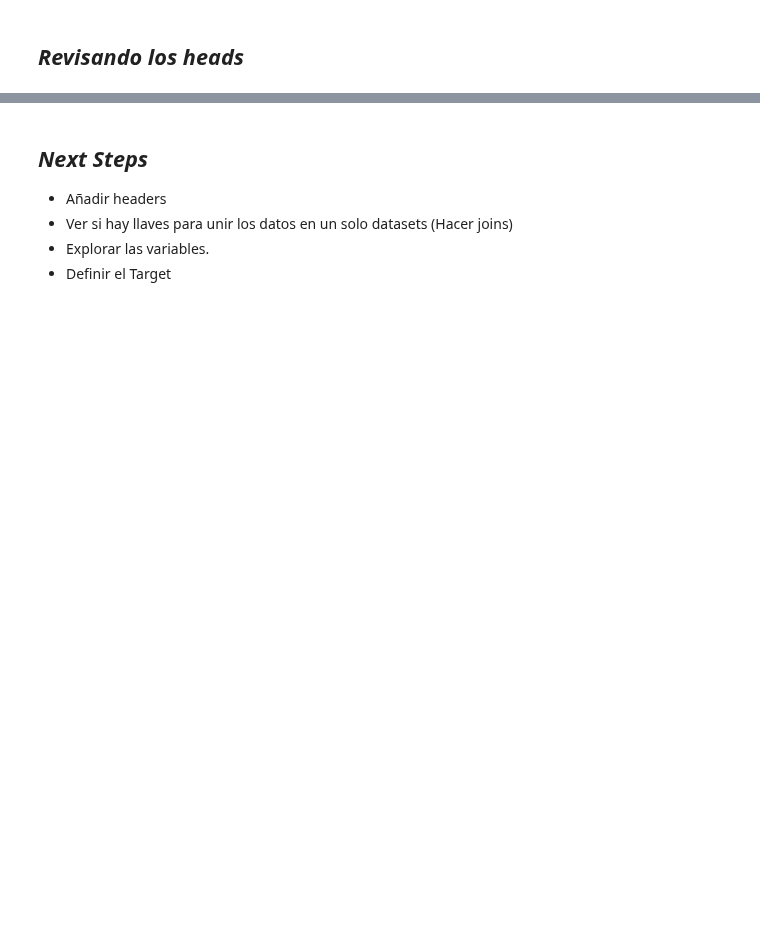
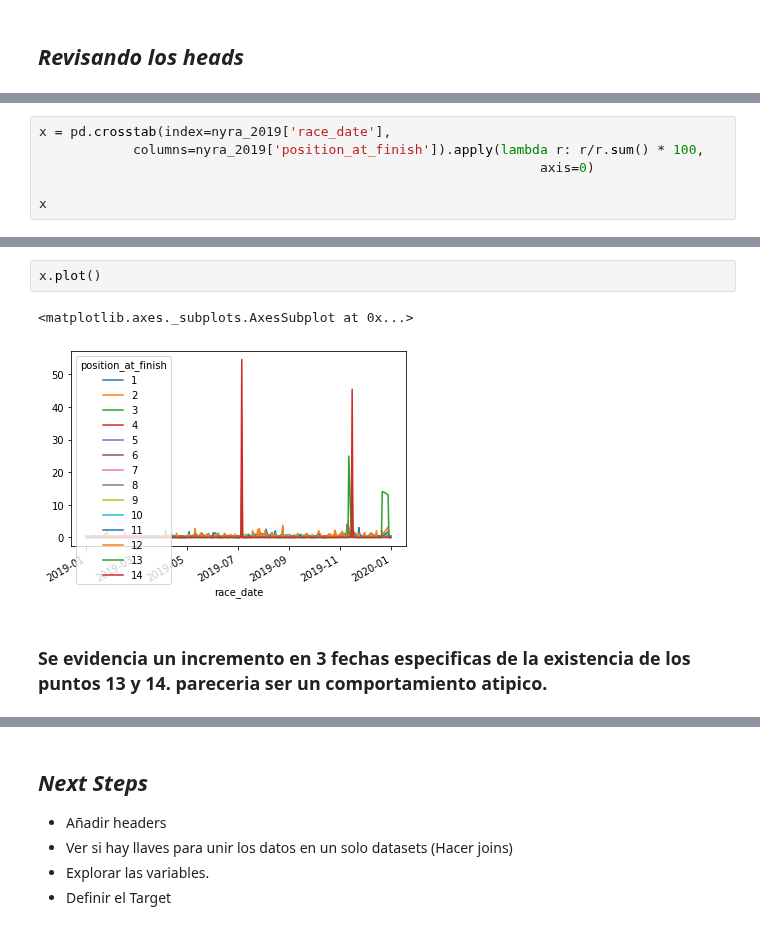
Before and after one commit to jsebastianquiroga/Big_Data-_Derby_2022_SI, a Jupyter notebook: Notebooks/Sistemas_Inteligentes.ipynb, the cells around one changed output, grey strips where cells are left out. Cells and saved outputs as stored; diff of their text form; blank space fills up the shorter version.

```diff
--- a/Notebooks/Sistemas_Inteligentes.ipynb
+++ b/Notebooks/Sistemas_Inteligentes.ipynb
@@ -140,0 +189,6 @@ nyra_2019['nyra_2019']
+# %%
+x = pd.crosstab(index=nyra_2019['race_date'],
+            columns=nyra_2019['position_at_finish']).apply(lambda r: r/r.sum() * 100,
+                                                                axis=0)
+
+x
@@ -140,0 +210,7 @@ nyra_2019['nyra_2019']
+# %%
+x.plot()
+# %% [output]
+<matplotlib.axes._subplots.AxesSubplot at 0x...>
+[figure, added]
+# %% [markdown]
+### Se evidencia un incremento en 3 fechas especificas de la existencia de los puntos 13 y 14. pareceria ser un comportamiento atipico.
```
Also changed, not shown: parts of 24 cells of this notebook.
